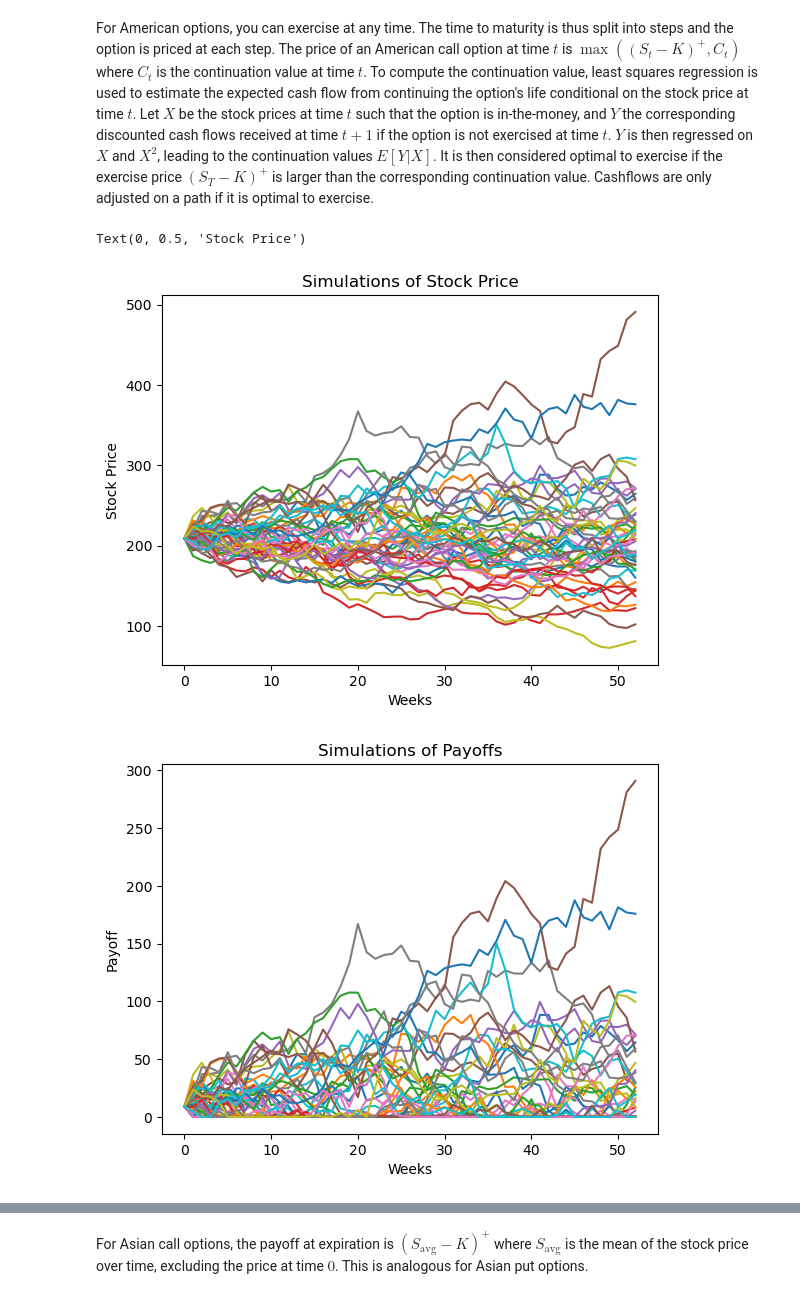
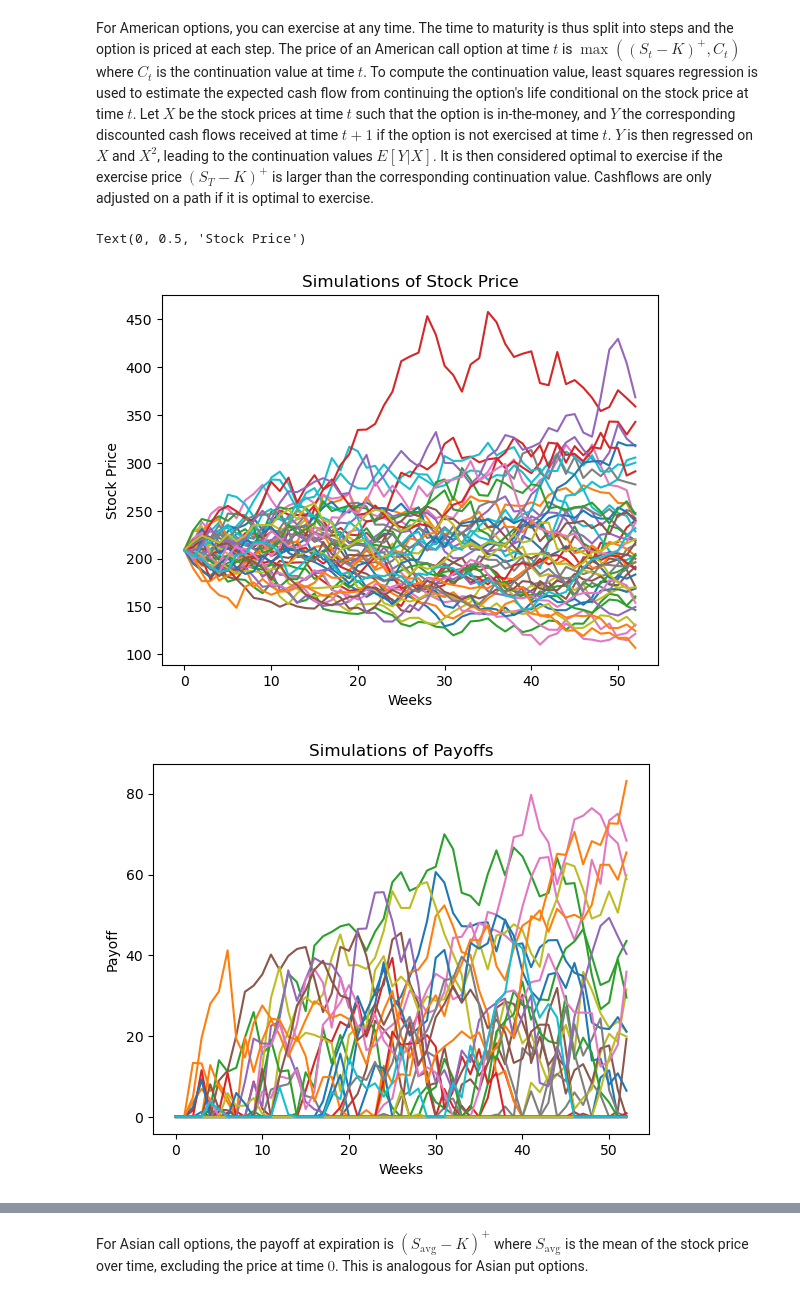
Before and after one commit to ec1622/option-pricing-project, a Jupyter notebook: project.ipynb, the cells around one changed output, grey strips where cells are left out. Cells and saved outputs as stored; diff of their text form; code cells hidden in the pictures.

```diff
--- a/project.ipynb
+++ b/project.ipynb
@@ -308,7 +308,7 @@ for i in tqdm(range(len(K))):
 # %%
 n_sim = 50
 Z = np.random.randn(n_sim, n_steps)
-price, S = us_call_price(sigma, S0, 200, T, r, Z)
+price, S = us_put_price(sigma, S0, 190, T, r, Z)
 for i in range(50):
     plt.plot(np.arange(0, 53), S[i, :])
 plt.title("Simulations of Stock Price")
@@ -316,16 +316,16 @@ plt.xlabel("Weeks")
 plt.ylabel("Stock Price")
 # %% [output]
 Text(0, 0.5, 'Stock Price')
-[figure, old version]
+[figure, new version]
 # %%
-payoffs = np.array([[np.maximum(S[i, j] - 200, 0) for j in range(S.shape[1])] for i in range(S.shape[0])])
+payoffs = np.array([[np.maximum(190 - S[i, j], 0) for j in range(S.shape[1])] for i in range(S.shape[0])])
 for payoff in payoffs:
     plt.plot(payoff)
 plt.xlabel("Weeks")
 plt.ylabel("Payoff")
 plt.title("Simulations of Payoffs")
 plt.show()
 # %% [output]
-[figure, old version]
+[figure, new version]
 # %%
 cashflow = payoffs[:,-1] * np.exp(-r)
```
Also changed, not shown: parts of 14 cells of this notebook.
